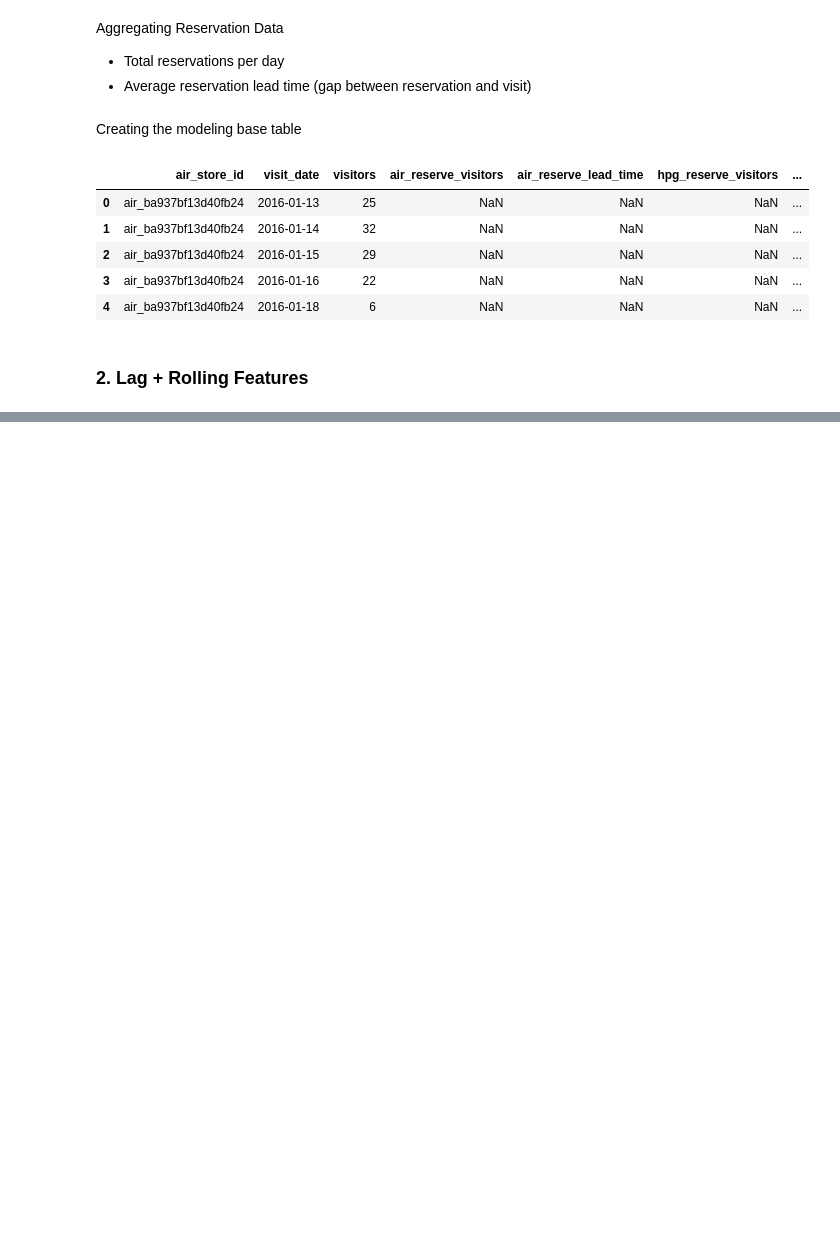
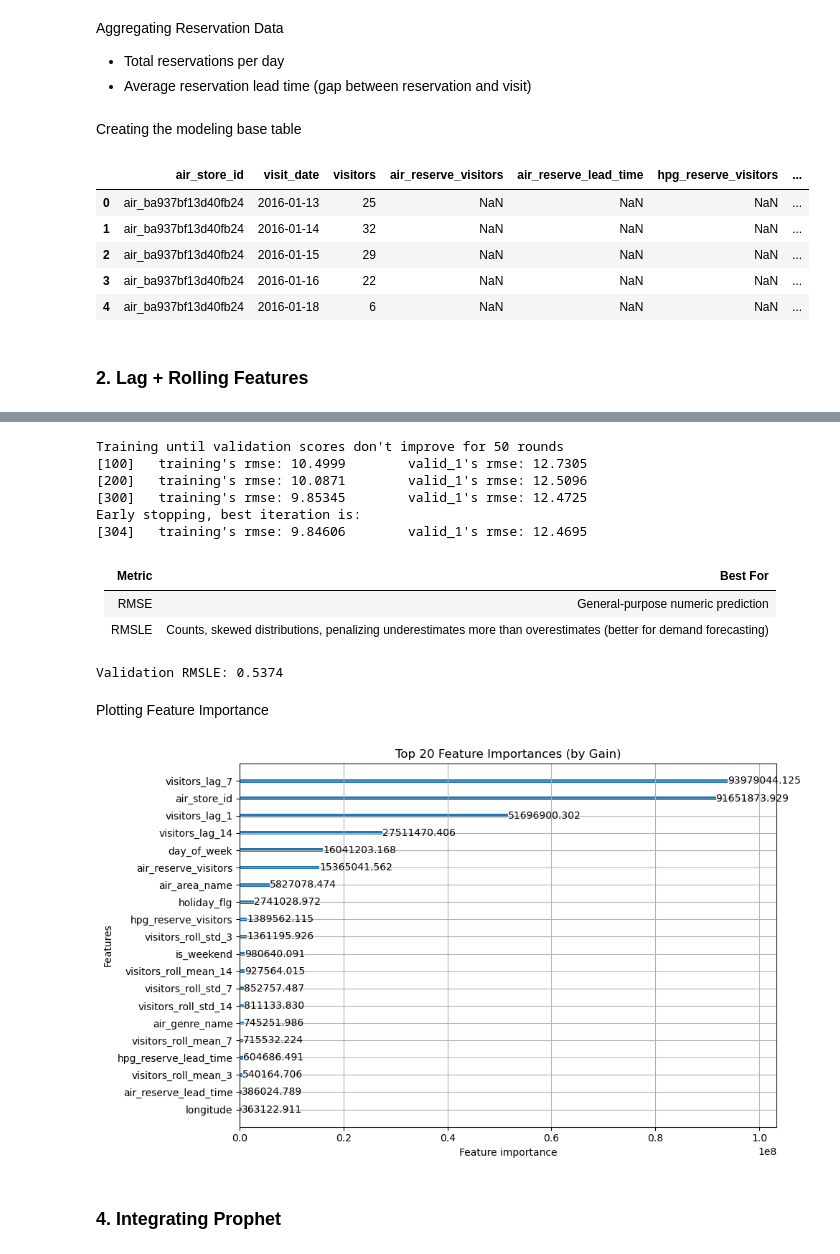
Before and after one commit to kar722/Restaurant-Visitor-Forecasting, a Jupyter notebook: main.ipynb, the cells around one changed output, grey strips where cells are left out. Drawn from its saved outputs; the diff is of its cells as text; code cells hidden in the pictures; blank space fills up the shorter version.

Commit message:
Emsemble Model

```diff
--- a/main.ipynb
+++ b/main.ipynb
@@ -86,0 +132,2 @@ full_df.head()
+# %%
+full_df = full_df[~full_df['visitors'].isna()] # Drop rows with missing target (if any)
@@ -86,0 +165,71 @@ full_df.head()
+# %%
+# Train-Test Split (Time-based)
+# Use last N days as validation set
+full_df['visit_date'] = pd.to_datetime(full_df['visit_date'])  # Convert to Timestamp
+
+cutoff_date = pd.to_datetime('2017-03-01')
+train_df = full_df[full_df['visit_date'] < cutoff_date]
+valid_df = full_df[full_df['visit_date'] >= cutoff_date]
+# %%
+import lightgbm as lgb
+
+train_set = lgb.Dataset(train_df[features], label=train_df[target], categorical_feature=categorical_features)
+valid_set = lgb.Dataset(valid_df[features], label=valid_df[target], categorical_feature=categorical_features)
+# %%
+params = {
+    'objective': 'regression',
+    'metric': 'rmse',
+    'learning_rate': 0.05,
+    'num_leaves': 31,
+    'feature_fraction': 0.8,
+    'bagging_fraction': 0.8,
+    'bagging_freq': 5,
+    'verbosity': -1
+}
+
+lgb_model = lgb.train(
+    params,
+    train_set,
+    valid_sets=[train_set, valid_set],
+    num_boost_round=1000,
+    callbacks=[
+        lgb.early_stopping(stopping_rounds=50),
+        lgb.log_evaluation(period=100)
+    ]
+)
+# %% [output]
+Training until validation scores don't improve for 50 rounds
+[100]   training's rmse: 10.4999        valid_1's rmse: 12.7305
+[200]   training's rmse: 10.0871        valid_1's rmse: 12.5096
+[300]   training's rmse: 9.85345        valid_1's rmse: 12.4725
+Early stopping, best iteration is:
+[304]   training's rmse: 9.84606        valid_1's rmse: 12.4695
+# %% [markdown]
+| Metric    | Best For |
+| -------- | ------- |
+| RMSE  | General-purpose numeric prediction    |
+| RMSLE  | Counts, skewed distributions, penalizing underestimates more than overestimates (better for demand forecasting)    |
+# %%
+from sklearn.metrics import mean_squared_log_error
+import numpy as np
+
+y_true = valid_df[target]
+y_pred = lgb_model.predict(valid_df[features])
+y_pred = np.clip(y_pred, 0, None)  # No negative visitor predictions
+
+rmsle = np.sqrt(mean_squared_log_error(y_true, y_pred))
+print(f"Validation RMSLE: {rmsle:.4f}")
+# %% [output]
+Validation RMSLE: 0.5374
+# %% [markdown]
+Plotting Feature Importance
+# %%
+import matplotlib.pyplot as plt
+lgb.plot_importance(lgb_model, max_num_features=20, importance_type='gain', figsize=(10, 6))
+plt.title("Top 20 Feature Importances (by Gain)")
+plt.tight_layout()
+plt.show()
+# %% [output]
+[figure, added]
+# %% [markdown]
+### 4. Integrating Prophet
```
Also changed, not shown: parts of 33 cells of this notebook.
